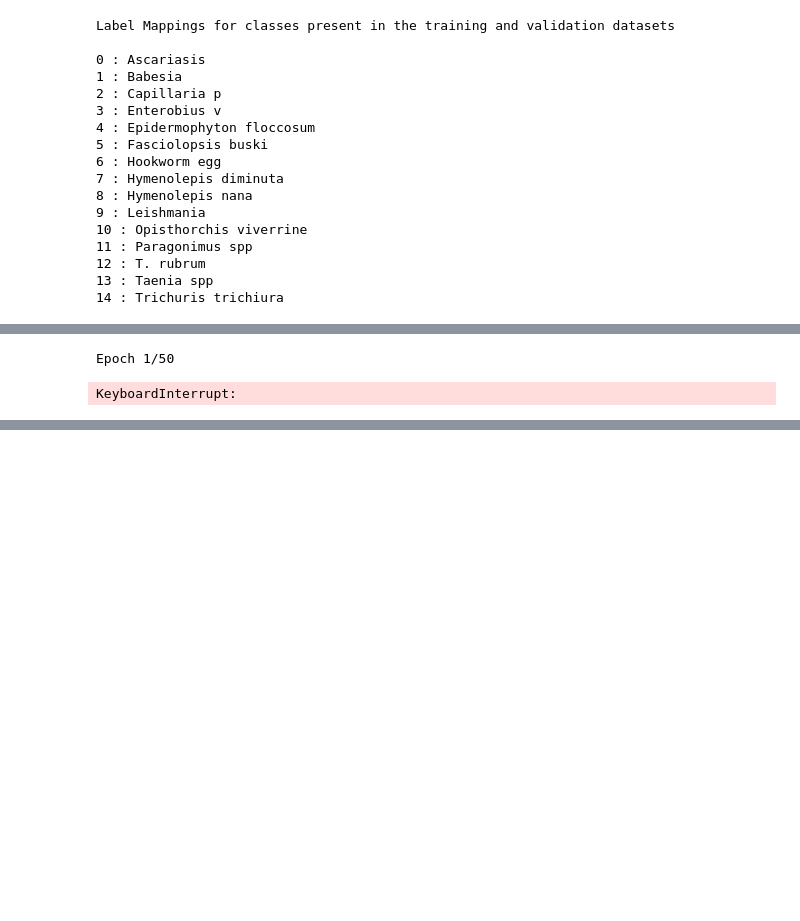
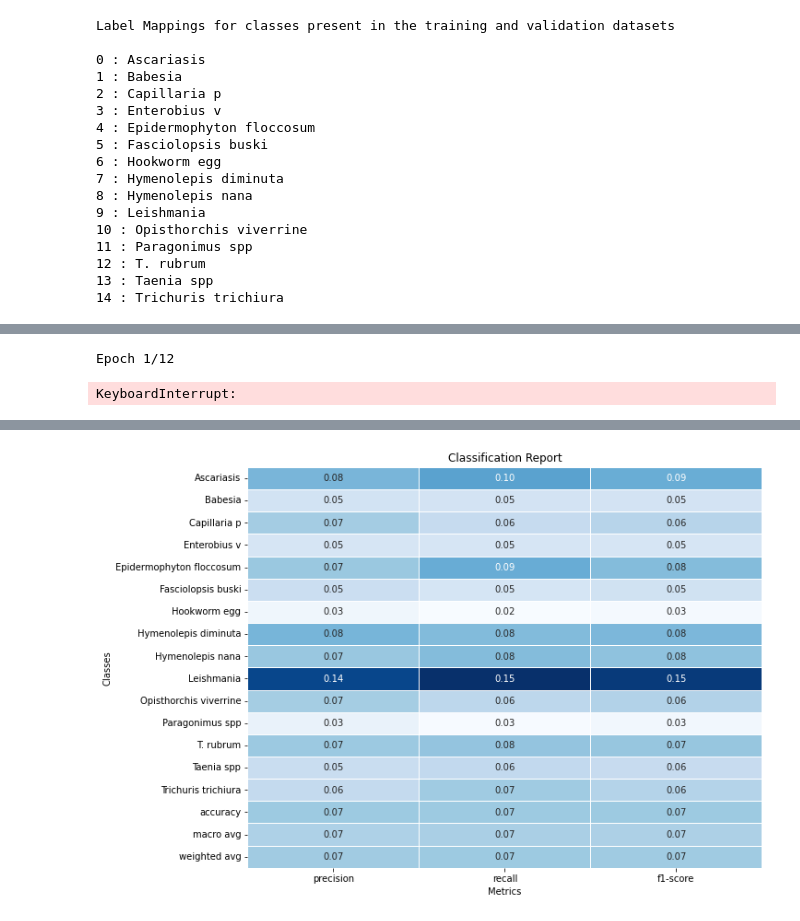
Before and after one commit to kershrita/Parasite-Image-Classifier, a Jupyter notebook: Parasite Species Classifier.ipynb, the cells around one changed output, grey strips where cells are left out. Drawn from its saved outputs; the diff is of its cells as text; code cells hidden in the pictures; blank space fills up the shorter version.

```diff
--- a/Parasite Species Classifier.ipynb
+++ b/Parasite Species Classifier.ipynb
@@ -148,9 +311,19 @@ optimizer = Adam(learning_rate=0.001)
-# %%
-cnn_model.compile(optimizer=optimizer, loss=CategoricalCrossentropy(), metrics=['accuracy'])
+# %%
+early_stopping = EarlyStopping(
+    monitor='val_loss',
+    patience=5,
+    restore_best_weights=True
+)
+# %%
+cnn_model.compile(optimizer="adam", loss=CategoricalCrossentropy(), metrics=['accuracy'])
 # %%
-history = cnn_model.fit(train_generator, epochs=50, validation_data=validation_generator,
-                       verbose=2,
-                       callbacks=[reduce_lr])
+history = cnn_model.fit(
+    train_generator,
+    epochs=12,
+    validation_data=validation_generator,
+    callbacks=[early_stopping],
+    verbose=1
+)
 # %% [output]
-Epoch 1/50
+Epoch 1/12
 KeyboardInterrupt:
@@ -161,0 +330,16 @@ from sklearn.model_selection import train_test_split
+# %%
+y_true = validation_generator.classes
+y_pred_prob = cnn_model.predict(validation_generator)
+
+y_pred = np.argmax(y_pred_prob, axis=1)
+
+class_names = list(validation_generator.class_indices.keys())
+report = classification_report(y_true, y_pred, target_names=class_names, output_dict=True)
+
+plt.figure(figsize=(10, 8))
+sns.heatmap(pd.DataFrame(report).iloc[:-1, :].T, annot=True, cmap='Blues', fmt=".2f", linewidths=0.5, cbar=False)
+plt.xlabel('Metrics')
+plt.ylabel('Classes')
+plt.title('Classification Report')
+plt.show()
+# %% [output]
@@ -161,0 +347 @@ from sklearn.model_selection import train_test_split
+[figure, added]
```
Also changed, not shown: parts of 35 cells of this notebook.
